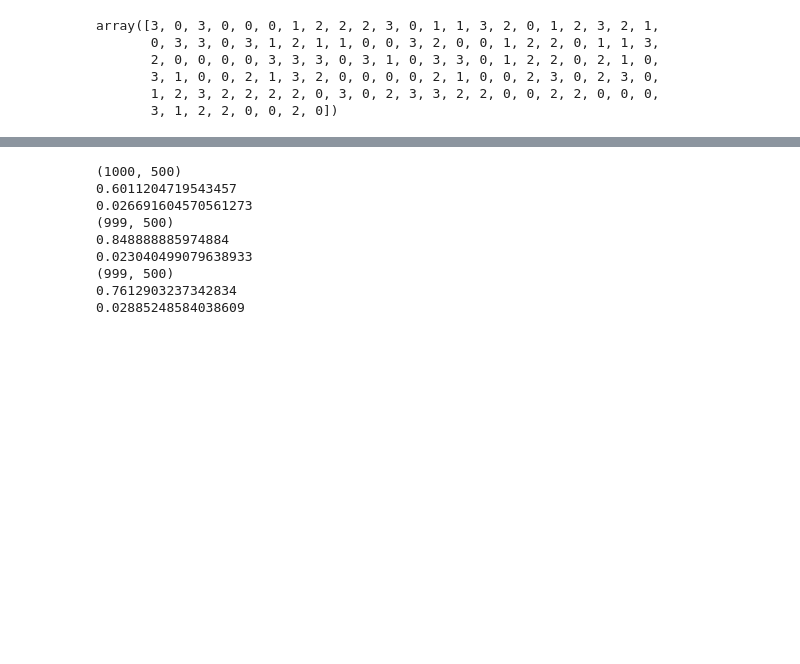
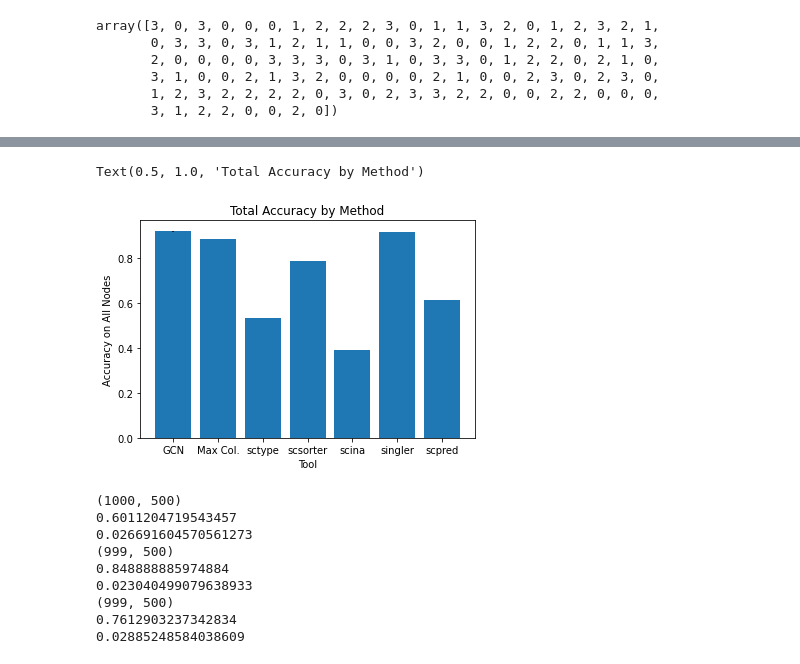
Before and after one commit to lewinsohndp/scSHARP, a Jupyter notebook: model.ipynb, the cells around one changed output, grey strips where cells are left out. Saved outputs shown, nothing was run; the diff lists cells and outputs as text; code cells hidden in the pictures; blank space fills up the shorter version.

```diff
--- a/model.ipynb
+++ b/model.ipynb
@@ -259,3 +264,12 @@ results
+# %%
+fig, ax = plt.subplots()
+ax.bar(to_plot['method'],  to_plot['total_accuracy'], yerr= to_plot['total_sd'], align='center')
+ax.set_xlabel("Tool")
+ax.set_ylabel("Accuracy on All Nodes")
+ax.set_title("Total Accuracy by Method")
+# %% [output]
+Text(0.5, 1.0, 'Total Accuracy by Method')
+[figure, added]
 # %%
 # test putting labels back in
 random_inits = 5
```
Also changed, not shown: parts of 21 cells of this notebook, 18 other files.
